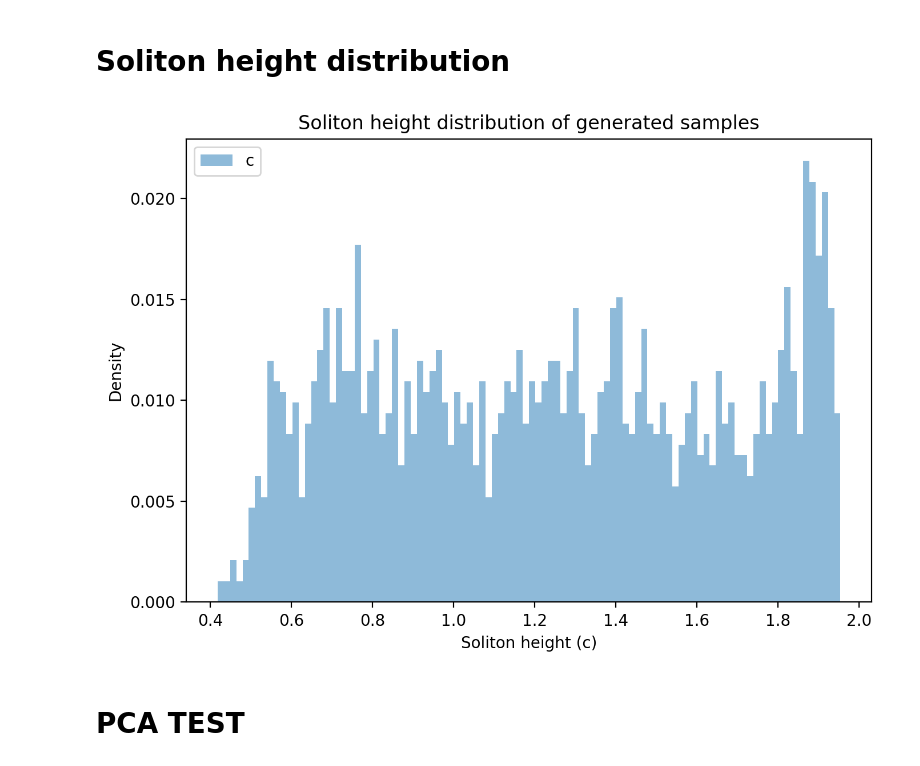
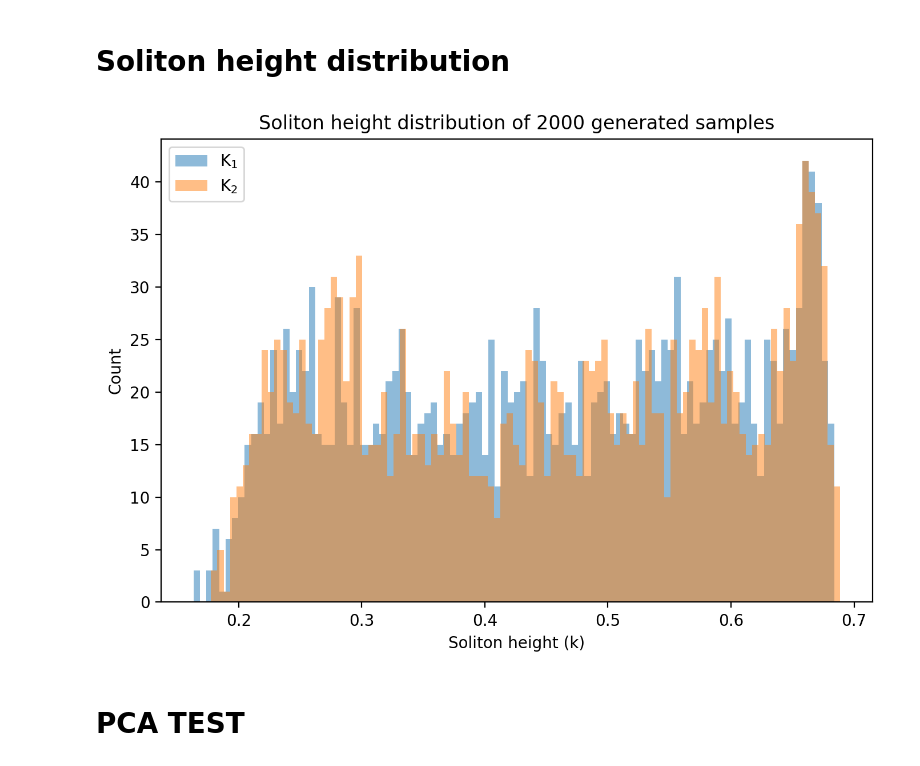
Before and after one commit to Kohmann/master-GAN, a Jupyter notebook: COTGAN/model_sampling.ipynb, the cells around one changed output. Cells and saved outputs as stored; diff of their text form; code cells hidden in the pictures.

```diff
--- a/COTGAN/model_sampling.ipynb
+++ b/COTGAN/model_sampling.ipynb
@@ -7,9 +7,16 @@ from matplotlib import animation, rc
 from architectures import COTGAN
 import neptune.new as neptune
 from utils import restore_weights
+import torch
+import random
+np.random.seed(1)
+torch.manual_seed(1)
+random.seed(1)
 
 """
-591 - BEST SO FAR, Soliton
+611 - BEST SO FAR, Soliton
+591 - BEST SO FAR, Soliton, Used in thesis
+616 -
 600 - BEST SO FAR, colliding solitons
 
 592 - newest with everything correct
@@ -23,7 +30,7 @@ from utils import restore_weights
 399 - epochs: 300
 """
 
-model_id = "COT-591"
+model_id = "COT-616"
 
 run = neptune.init_run(
                 with_id=model_id, # "TIMEGAN-84"
@@ -464,41 +570,41 @@ plot_sample_batch(fake[9:18],dt_step=1)
 # %%
 if "twosolitons" == params["dataset"]:
     d1, d2 = .3, .5
     _, t_res, x_res = fake.shape
     s1_max = int(x_res * d1)
     s2_max = int(x_res * d2)
     c_fake_s1 = fake[:, 0, s1_max].cpu()
     c_fake_s2 = fake[:, 0, s2_max].cpu()
 
     k1_est = np.sqrt(c_fake_s1 / 2)
     k2_est = np.sqrt(c_fake_s2 / 2)
 
     fig = plt.figure(figsize=(7, 5), dpi=200)
-    plt.hist(k1_est, bins=100, weights=np.ones_like(k1_est) / len(k1_est), label=f"K$_1$", alpha=0.5)
-    plt.hist(k2_est, bins=100, weights=np.ones_like(k1_est) / len(k1_est), label=f"K$_2$", alpha=0.5)
-    plt.title("Soliton height distribution of generated samples")
+    plt.hist(k1_est, bins=100,  label=f"K$_1$", alpha=0.5)
+    plt.hist(k2_est, bins=100,  label=f"K$_2$", alpha=0.5)
+    plt.title(f"Soliton height distribution of {2000} generated samples")
     plt.xlabel("Soliton height (k)")
-    plt.ylabel("Density")
+    plt.ylabel("Count")
     plt.legend()
     plt.tight_layout()
     #run["c_fake_distribution"].upload(fig)
     #plt.close(fig)
 
 
 if "soliton" == params["dataset"]:
     c_fake = fake[:, 0, :].max(dim=1)[0]
 
     fig = plt.figure(figsize=(7, 5), dpi=200)
-    plt.hist(2. * c_fake, bins=100, weights=np.ones_like(c_fake) / len(c_fake), label="c", alpha=0.5)
-    plt.title("Soliton height distribution of generated samples")
+    plt.hist(2. * c_fake, bins=100, label="c", alpha=0.5)
+    plt.title(f"Soliton height distribution of {2000} generated samples")
     plt.xlabel("Soliton height (c)")
-    plt.ylabel("Density")
+    plt.ylabel("Count")
     plt.legend()
     plt.tight_layout()
     #run["c_fake_distribution"].upload(fig)
     #plt.close(fig)
 # %% [output]
-[figure, old version]
+[figure, new version]
 # %% [markdown]
 # PCA TEST
 # %%
```
Also changed, not shown: parts of 22 cells of this notebook, 4 other files.
